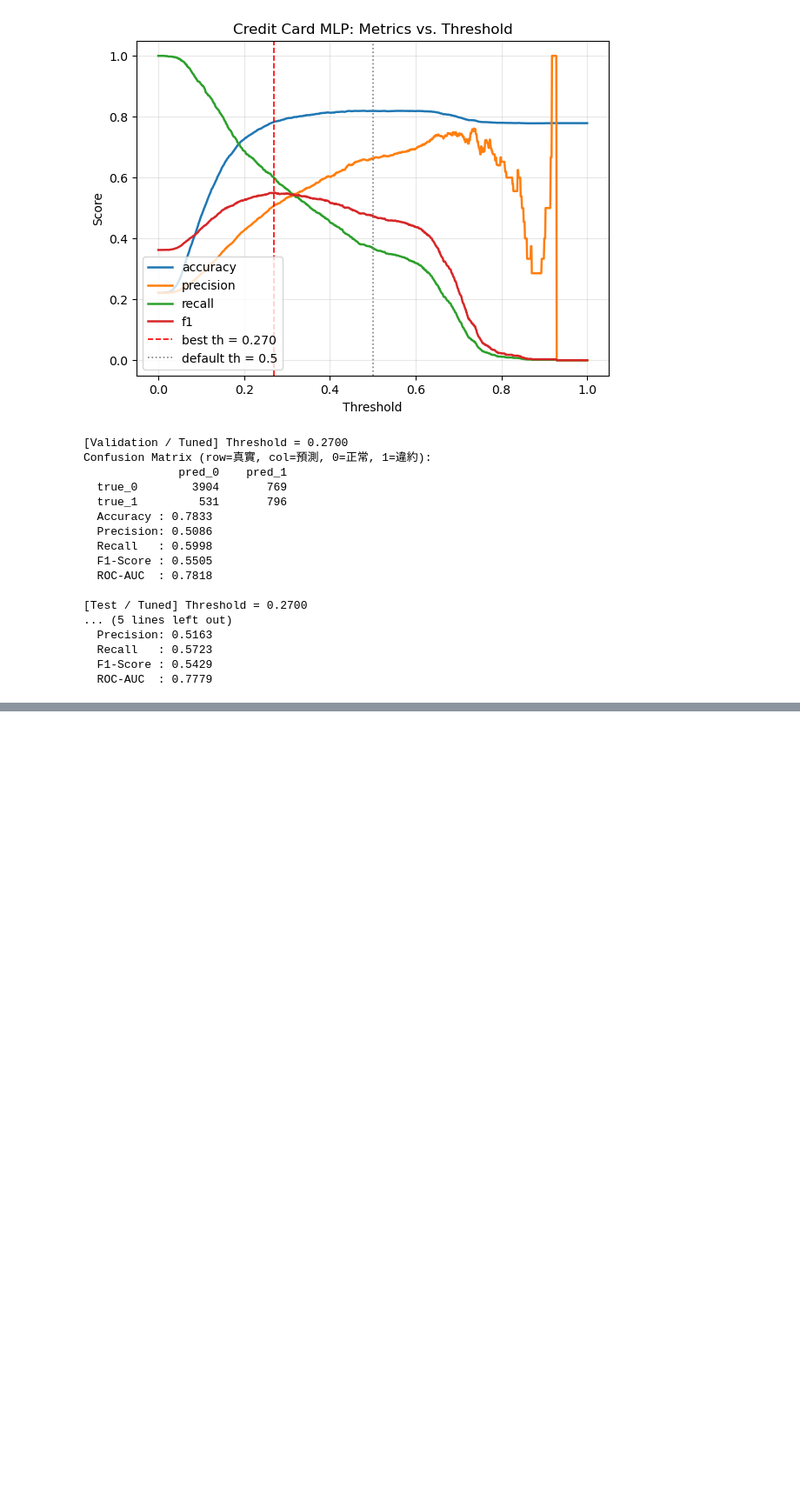
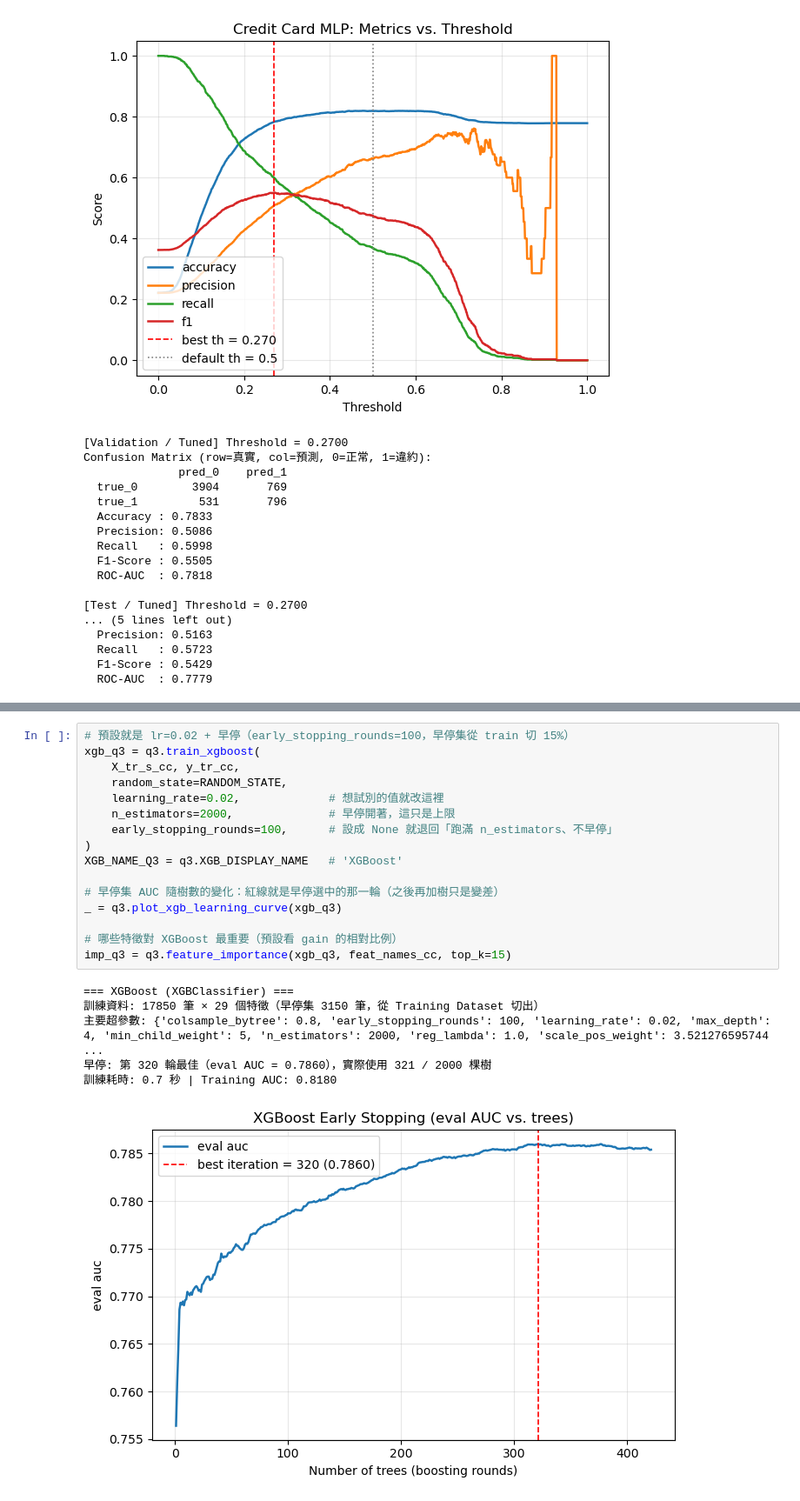
Before and after one commit to Alan93224/MMIP, a Jupyter notebook: week2/main.ipynb, the cells around one changed output, grey strips where cells are left out. Shown at 87% size. Saved outputs shown, nothing was run; the diff lists cells and outputs as text; blank space fills up the shorter version.

```diff
--- a/week2/main.ipynb
+++ b/week2/main.ipynb
@@ -873,0 +933,23 @@ _ = q2.predict_one_sample(model_cc, X_va_s_cc, y_va_cc, feat_names_cc,
+# %%
+# 預設就是 lr=0.02 + 早停（early_stopping_rounds=100，早停集從 train 切 15%）
+xgb_q3 = q3.train_xgboost(
+    X_tr_s_cc, y_tr_cc,
+    random_state=RANDOM_STATE,
+    learning_rate=0.02,             # 想試別的值就改這裡
+    n_estimators=2000,              # 早停開著，這只是上限
+    early_stopping_rounds=100,      # 設成 None 就退回「跑滿 n_estimators、不早停」
+)
+XGB_NAME_Q3 = q3.XGB_DISPLAY_NAME   # 'XGBoost'
+
+# 早停集 AUC 隨樹數的變化：紅線就是早停選中的那一輪（之後再加樹只是變差）
+_ = q3.plot_xgb_learning_curve(xgb_q3)
+
+# 哪些特徵對 XGBoost 最重要（預設看 gain 的相對比例）
+imp_q3 = q3.feature_importance(xgb_q3, feat_names_cc, top_k=15)
+# %% [output]
+=== XGBoost (XGBClassifier) ===
+訓練資料: 17850 筆 × 29 個特徵（早停集 3150 筆，從 Training Dataset 切出）
+主要超參數: {'colsample_bytree': 0.8, 'early_stopping_rounds': 100, 'learning_rate': 0.02, 'max_depth': 4, 'min_child_weight': 5, 'n_estimators': 2000, 'reg_lambda': 1.0, 'scale_pos_weight': 3.521276595744 ...
+早停: 第 320 輪最佳（eval AUC = 0.7860），實際使用 321 / 2000 棵樹
+訓練耗時: 0.7 秒 | Training AUC: 0.8180
+[figure, added]
```
Also changed, not shown: parts of 22 cells of this notebook, 9 other files.
